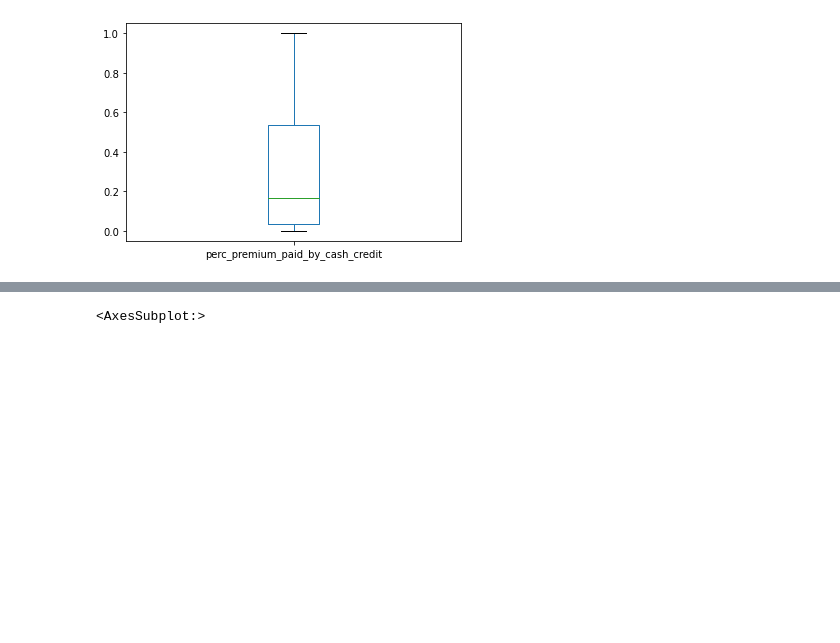
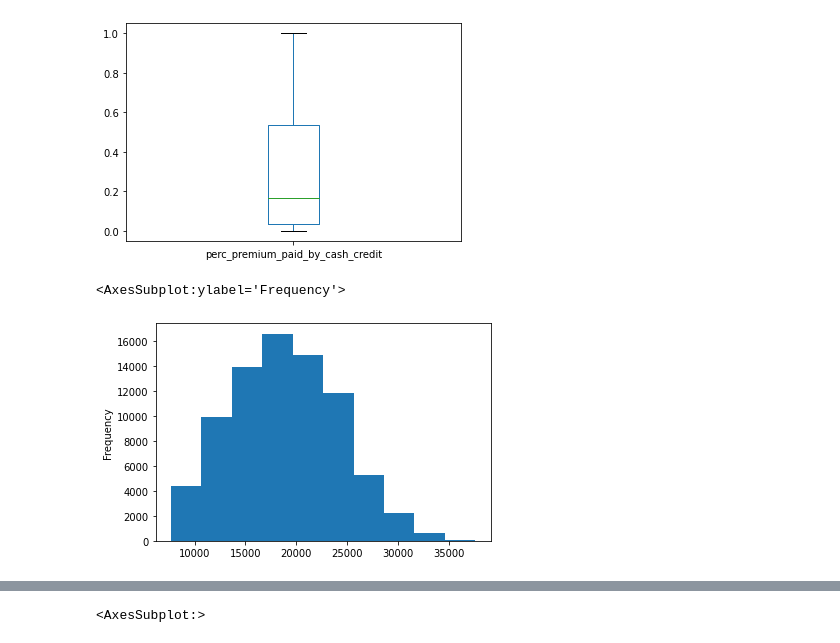
Before and after one commit to tanzeyl/Predicting-if-a-customer-will-default-for-their-next-premium, a Jupyter notebook: Main File.ipynb, the cells around one changed output, grey strips where cells are left out. Cells and saved outputs as stored; diff of their text form; code cells hidden in the pictures; blank space fills up the shorter version.

```diff
--- a/Main File.ipynb
+++ b/Main File.ipynb
@@ -92,6 +96,11 @@ data["perc_premium_paid_by_cash_credit"].plot.box()
 # %% [output]
 <AxesSubplot:>
 [figure]
+# %%
+data["age_in_days"].plot.hist()
+# %% [output]
+<AxesSubplot:ylabel='Frequency'>
+[figure, added]
 # %%
 data["age_in_days"].plot.box()
 # %% [output]
```
Also changed, not shown: parts of 27 cells of this notebook.
